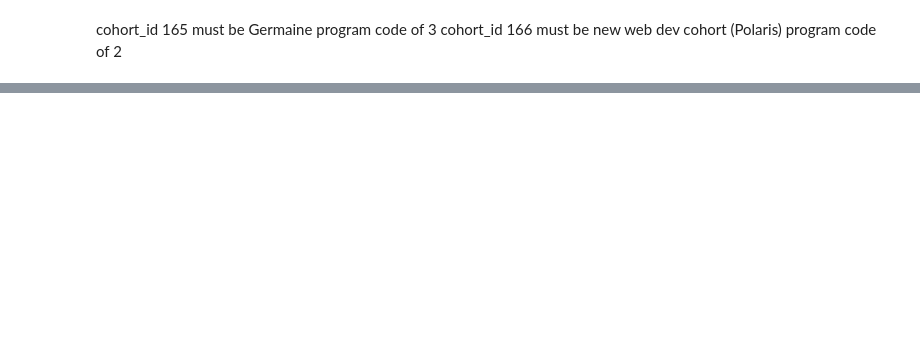
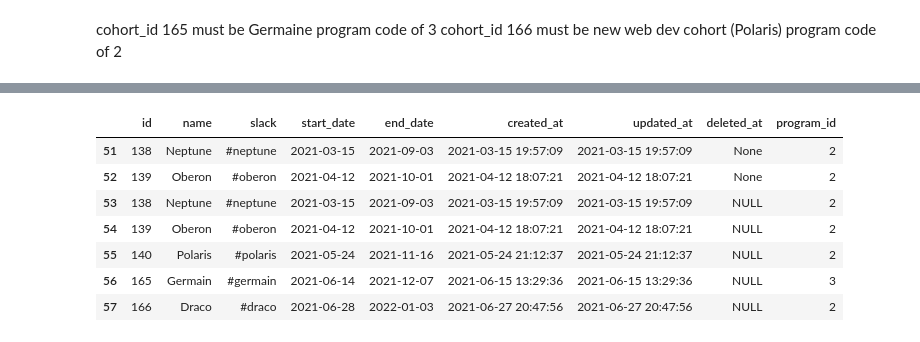
Before and after one commit to Florence-Team-8/anomaly-detection-project, a Jupyter notebook: heathers_notebook.ipynb, the cells around one changed output, grey strips where cells are left out. Saved outputs shown, nothing was run; the diff lists cells and outputs as text; code cells hidden in the pictures; blank space fills up the shorter version.

```diff
--- a/heathers_notebook.ipynb
+++ b/heathers_notebook.ipynb
@@ -144,0 +229,3 @@ cohort_id 166 must be new web dev cohort (Polaris) program code of 2
+# %%
+col_names = list(cohorts1)
+col_names
@@ -144,0 +242,3 @@ cohort_id 166 must be new web dev cohort (Polaris) program code of 2
+# %%
+# rename columns in 2nd dataframe
+cohorts2.columns = col_names
@@ -144,0 +261,16 @@ cohort_id 166 must be new web dev cohort (Polaris) program code of 2
+# %%
+cohorts2['name']= cohorts2.name.str.strip()
+# %%
+# concat both dataframes together
+full_cohorts = pd.concat([cohorts1, cohorts2], ignore_index=True, keys=list(cohorts1))
+# %%
+full_cohorts.tail(7)
+# %% [output]
+|  | id | name | slack | start_date | end_date | created_at | updated_at | deleted_at | program_id |
+| 51 | 138 | Neptune | #neptune | 2021-03-15 | 2021-09-03 | 2021-03-15 19:57:09 | 2021-03-15 19:57:09 | None | 2 |
+| 52 | 139 | Oberon | #oberon | 2021-04-12 | 2021-10-01 | 2021-04-12 18:07:21 | 2021-04-12 18:07:21 | None | 2 |
+| 53 | 138 | Neptune | #neptune | 2021-03-15 | 2021-09-03 | 2021-03-15 19:57:09 | 2021-03-15 19:57:09 | NULL | 2 |
+| 54 | 139 | Oberon | #oberon | 2021-04-12 | 2021-10-01 | 2021-04-12 18:07:21 | 2021-04-12 18:07:21 | NULL | 2 |
+| 55 | 140 | Polaris | #polaris | 2021-05-24 | 2021-11-16 | 2021-05-24 21:12:37 | 2021-05-24 21:12:37 | NULL | 2 |
+| 56 | 165 | Germain | #germain | 2021-06-14 | 2021-12-07 | 2021-06-15 13:29:36 | 2021-06-15 13:29:36 | NULL | 3 |
+| 57 | 166 | Draco | #draco | 2021-06-28 | 2022-01-03 | 2021-06-27 20:47:56 | 2021-06-27 20:47:56 | NULL | 2 |
```
Also changed, not shown: parts of 27 cells of this notebook.
